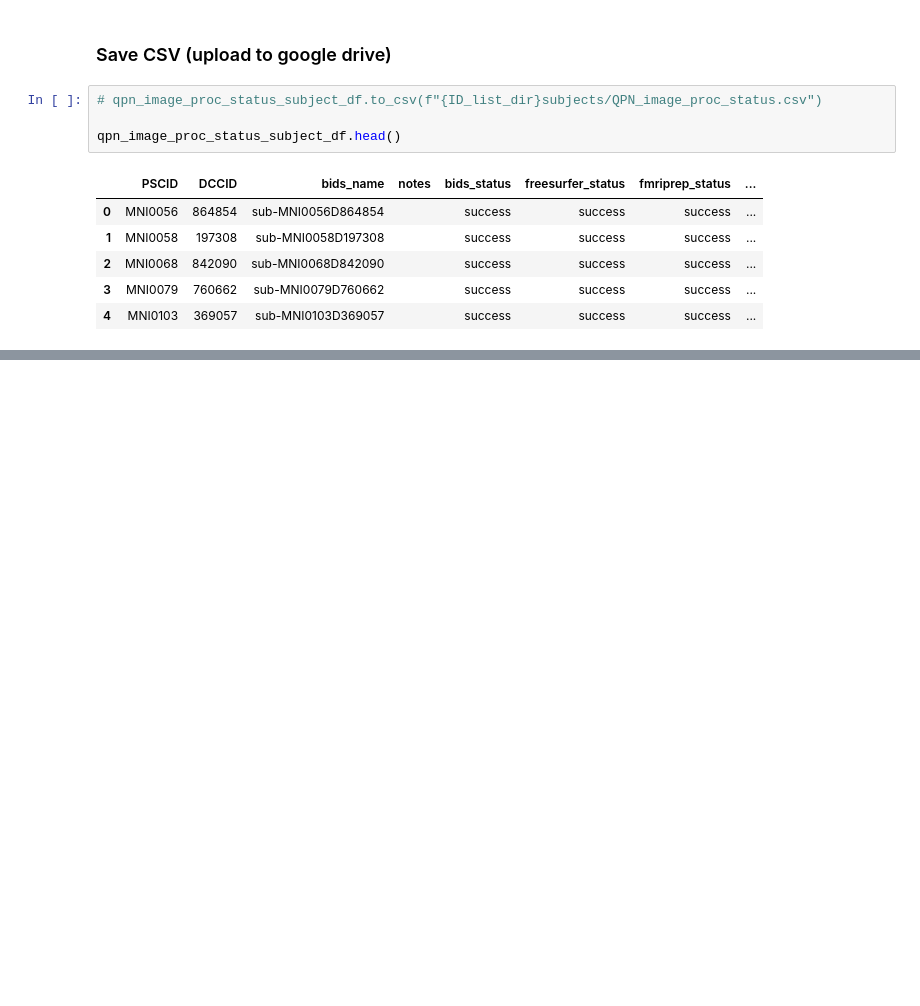
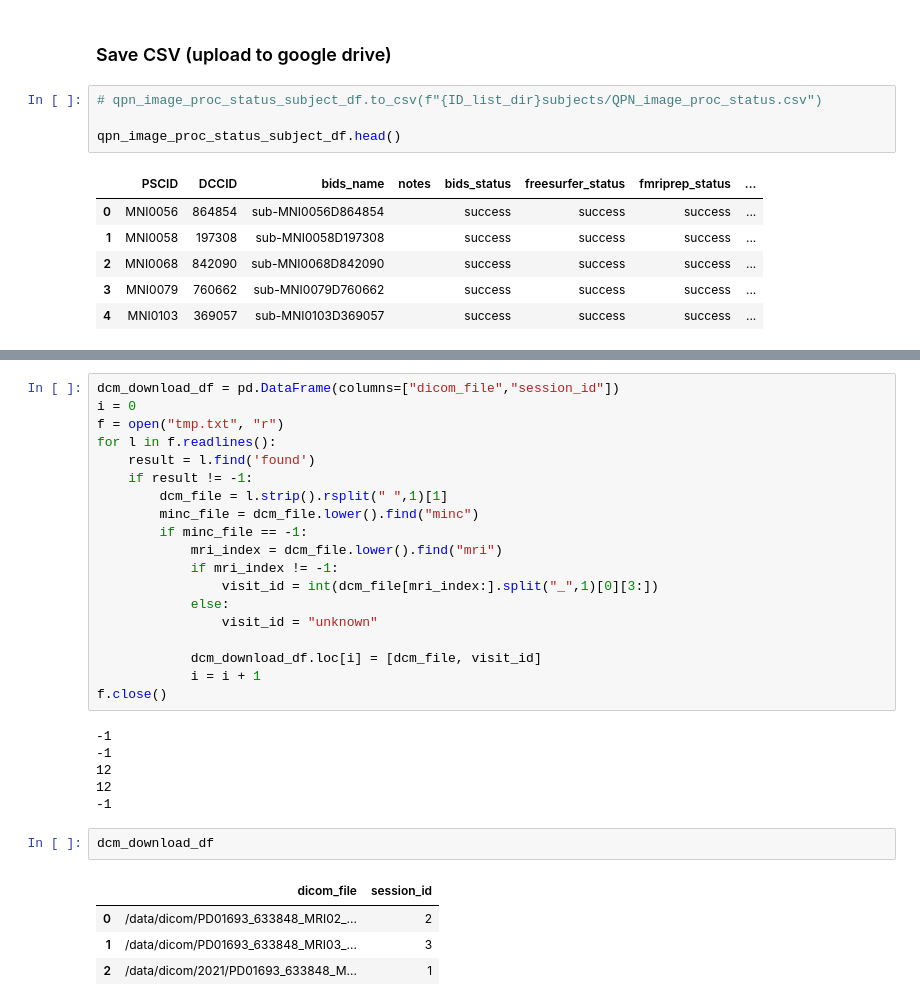
Before and after one commit to yarikoptic/mr_proc, a Jupyter notebook: notebooks/1_image_proc_tracking.ipynb, the cells around one changed output, grey strips where cells are left out. Cells and saved outputs as stored; diff of their text form; blank space fills up the shorter version.

```diff
--- a/notebooks/1_image_proc_tracking.ipynb
+++ b/notebooks/1_image_proc_tracking.ipynb
@@ -379,0 +388,32 @@ qpn_image_proc_status_subject_df.head()
+# %%
+dcm_download_df = pd.DataFrame(columns=["dicom_file","session_id"])
+i = 0
+f = open("tmp.txt", "r")
+for l in f.readlines():
+    result = l.find('found')
+    if result != -1:
+        dcm_file = l.strip().rsplit(" ",1)[1]
+        minc_file = dcm_file.lower().find("minc")
+        if minc_file == -1:
+            mri_index = dcm_file.lower().find("mri")
+            if mri_index != -1:
+                visit_id = int(dcm_file[mri_index:].split("_",1)[0][3:])
+            else:
+                visit_id = "unknown"
+
+            dcm_download_df.loc[i] = [dcm_file, visit_id]
+            i = i + 1
+f.close()
+# %% [output]
+-1
+-1
+12
+12
+-1
+# %%
+dcm_download_df
+# %% [output]
+|  | dicom_file | session_id |
+| 0 | /data/dicom/PD01693_633848_MRI02_... | 2 |
+| 1 | /data/dicom/PD01693_633848_MRI03_... | 3 |
+| 2 | /data/dicom/2021/PD01693_633848_M... | 1 |
```
Also changed, not shown: parts of 1 cell of this notebook, 1 other file.
